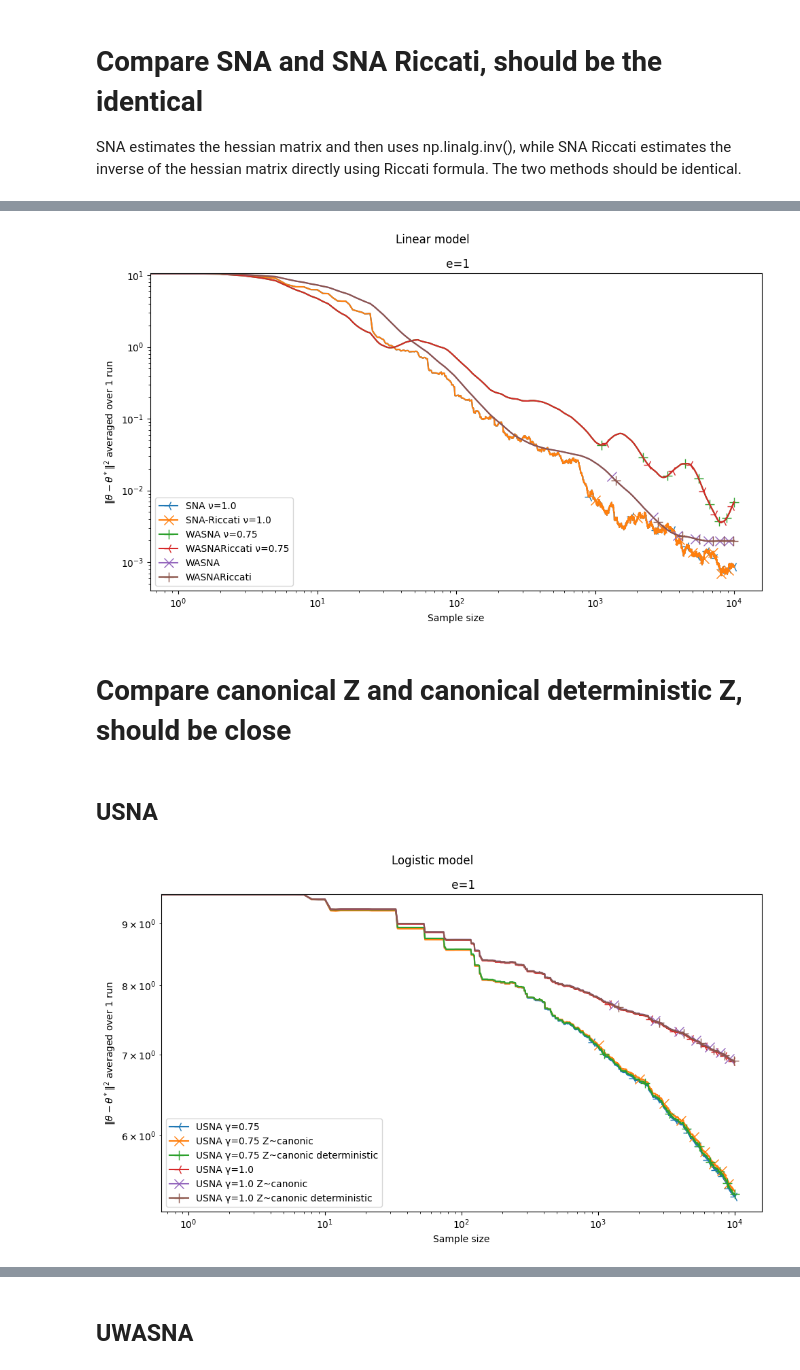
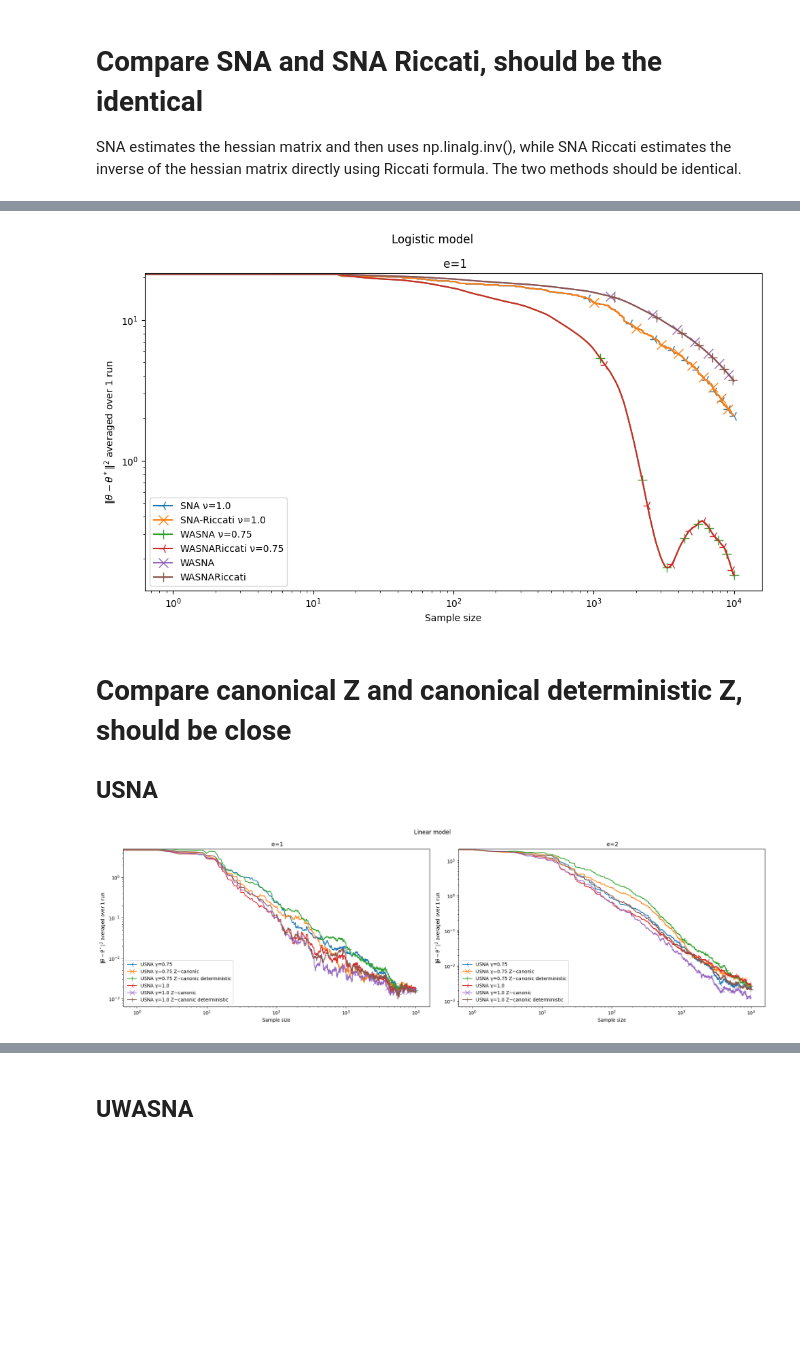
Before and after one commit to guillaume-salle/Optimisation_stochastique, a Jupyter notebook: some_tests.ipynb, the cells around one changed output, grey strips where cells are left out. Drawn from its saved outputs; the diff is of its cells as text; code cells hidden in the pictures; blank space fills up the shorter version.

```diff
--- a/some_tests.ipynb
+++ b/some_tests.ipynb
@@ -44,21 +39,15 @@ simulation.run_multiple_datasets(N=1, n=n)
 # %%
-objective_function = LinearRegression(bias=bias_setting)
-simulation = Simulation(
-    objective_function,
-    optimizer_list,
-    true_theta=true_theta,
-    generate_dataset=partial(generate_linear_regression, bias=bias_setting),
-    e_values=e_values,
-)
+simulation = simulation_logistic_regression(optimizer_list=optimizer_list)
+simulation.e_values = e_values
 
 # One run
 simulation.run_multiple_datasets(N=1, n=n)
 # %% [output]
-[figure, old version]
+[figure, new version]
 # %% [markdown]
 # Compare canonical Z and canonical deterministic Z, should be close
+
+## USNA
-# %% [markdown]
-## USNA
 # %%
 from optimization_algorithms import USNA
 
@@ -71,19 +60,12 @@ optimizer_list = [
     USNA(nu=1.0, gamma=1.0, generate_Z="canonic deterministic"),
 ]
 # %%
-objective_function = LogisticRegression(bias=bias_setting)
-simulation = Simulation(
-    objective_function,
-    optimizer_list,
-    true_theta=true_theta,
-    generate_dataset=partial(generate_logistic_regression, bias=bias_setting),
-    e_values=e_values,
-)
+simulation = simulation_linear_regression(optimizer_list=optimizer_list)
 
 # One run
 simulation.run_multiple_datasets(N=1, n=n)
 # %% [output]
-[figure, old version]
+[figure, new version]
 # %%
 # Average over N runs
 simulation.run_multiple_datasets(N=N, n=n)
```
Also changed, not shown: parts of 23 cells of this notebook, 3 other files.
